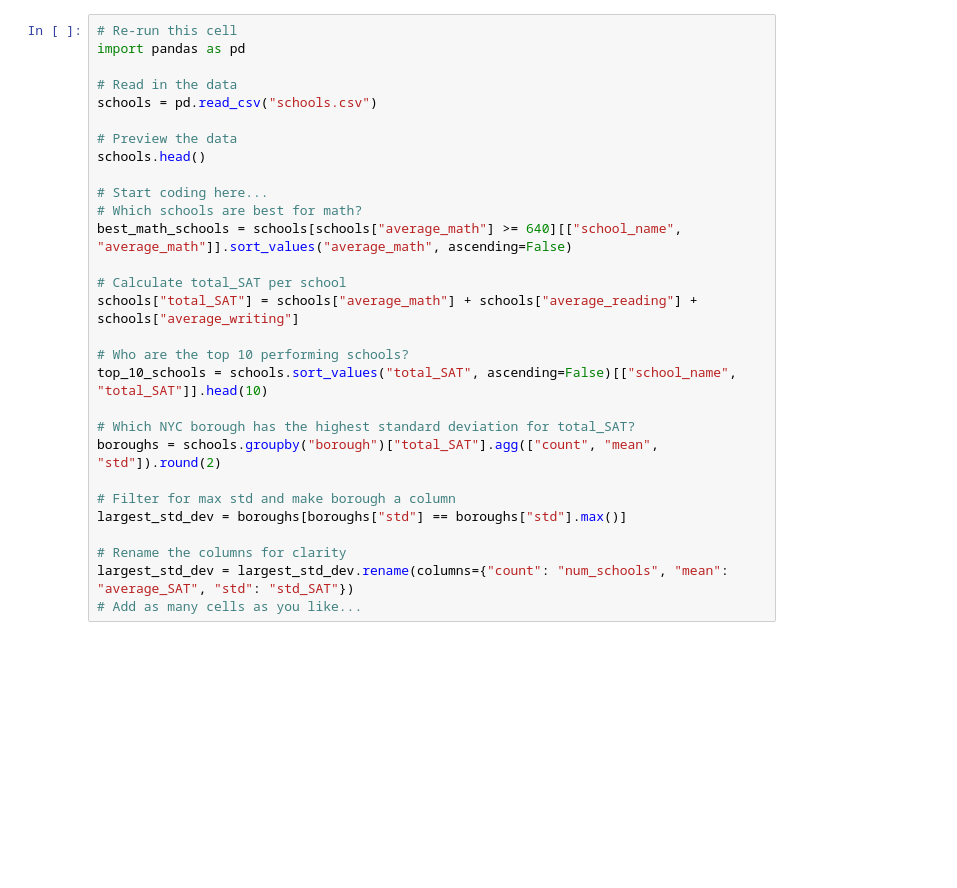
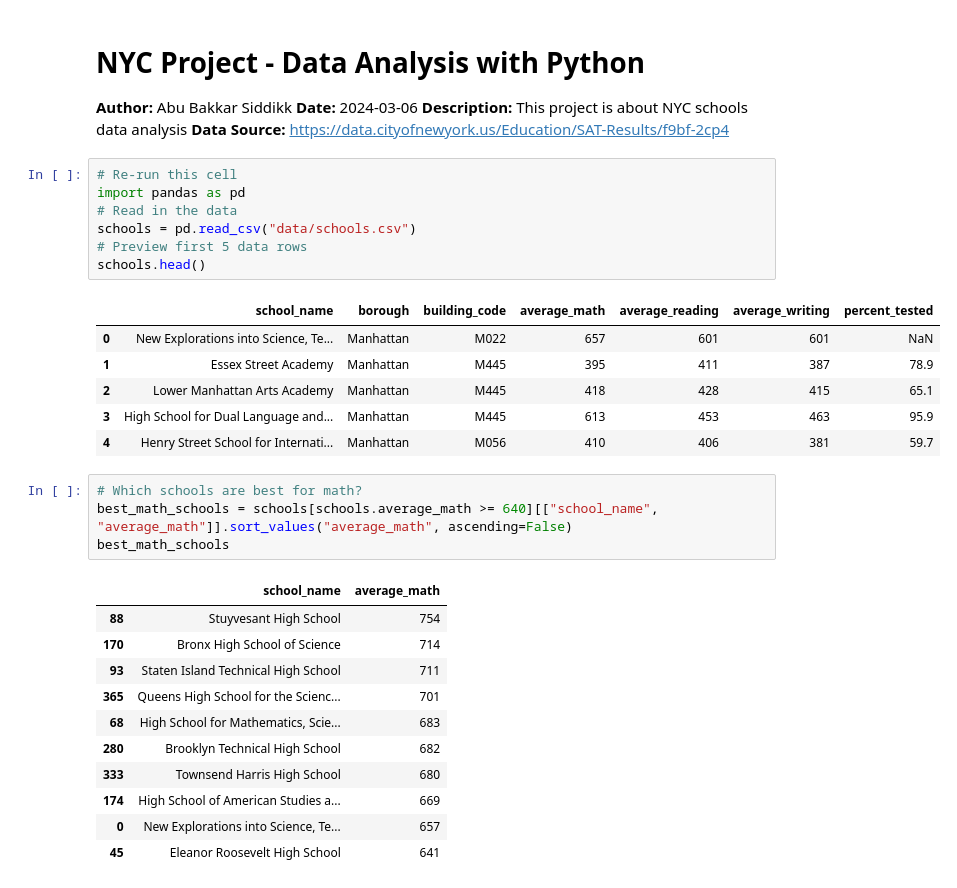
Before and after one commit to AbuBakkar32/Machine-Learning-Practice, a Jupyter notebook: Data_Analysis_Visualization_Pediction/Schools.ipynb, the cells around one changed output. Drawn from its saved outputs; the diff is of its cells as text; blank space fills up the shorter version.

```diff
--- a/Data_Analysis_Visualization_Pediction/Schools.ipynb
+++ b/Data_Analysis_Visualization_Pediction/Schools.ipynb
@@ -14,29 +1,36 @@ You have been tasked with answering three key questions about New York City (NYC
+# %% [markdown]
+# NYC Project - Data Analysis with Python
+**Author:** Abu Bakkar Siddikk
+**Date:** 2024-03-06
+**Description:** This project is about NYC schools data analysis
+**Data Source:** https://data.cityofnewyork.us/Education/SAT-Results/f9bf-2cp4
 # %%
 # Re-run this cell
 import pandas as pd
-
 # Read in the data
-schools = pd.read_csv("schools.csv")
-
-# Preview the data
+schools = pd.read_csv("data/schools.csv")
+# Preview first 5 data rows
 schools.head()
-
-# Start coding here...
-# Which schools are best for math?
-best_math_schools = schools[schools["average_math"] >= 640][["school_name", "average_math"]].sort_values("average_math", ascending=False)
-
-# Calculate total_SAT per school
-schools["total_SAT"] = schools["average_math"] + schools["average_reading"] + schools["average_writing"]
-
-# Who are the top 10 performing schools?
-top_10_schools = schools.sort_values("total_SAT", ascending=False)[["school_name", "total_SAT"]].head(10)
-
-# Which NYC borough has the highest standard deviation for total_SAT?
-boroughs = schools.groupby("borough")["total_SAT"].agg(["count", "mean", "std"]).round(2)
-
-# Filter for max std and make borough a column
-largest_std_dev = boroughs[boroughs["std"] == boroughs["std"].max()]
-
-# Rename the columns for clarity
-largest_std_dev = largest_std_dev.rename(columns={"count": "num_schools", "mean": "average_SAT", "std": "std_SAT"})
-# Add as many cells as you like...
+# %% [output]
+|  | school_name | borough | building_code | average_math | average_reading | average_writing | percent_tested |
+| 0 | New Explorations into Science, Te... | Manhattan | M022 | 657 | 601 | 601 | NaN |
+| 1 | Essex Street Academy | Manhattan | M445 | 395 | 411 | 387 | 78.9 |
+| 2 | Lower Manhattan Arts Academy | Manhattan | M445 | 418 | 428 | 415 | 65.1 |
+| 3 | High School for Dual Language and... | Manhattan | M445 | 613 | 453 | 463 | 95.9 |
+| 4 | Henry Street School for Internati... | Manhattan | M056 | 410 | 406 | 381 | 59.7 |
+# %%
+# Which schools are best for math?
+best_math_schools = schools[schools.average_math >= 640][["school_name", "average_math"]].sort_values("average_math", ascending=False)
+best_math_schools
+# %% [output]
+|  | school_name | average_math |
+| 88 | Stuyvesant High School | 754 |
+| 170 | Bronx High School of Science | 714 |
+| 93 | Staten Island Technical High School | 711 |
+| 365 | Queens High School for the Scienc... | 701 |
+| 68 | High School for Mathematics, Scie... | 683 |
+| 280 | Brooklyn Technical High School | 682 |
+| 333 | Townsend Harris High School | 680 |
+| 174 | High School of American Studies a... | 669 |
+| 0 | New Explorations into Science, Te... | 657 |
+| 45 | Eleanor Roosevelt High School | 641 |
```
Also changed, not shown: parts of 9 cells of this notebook.
